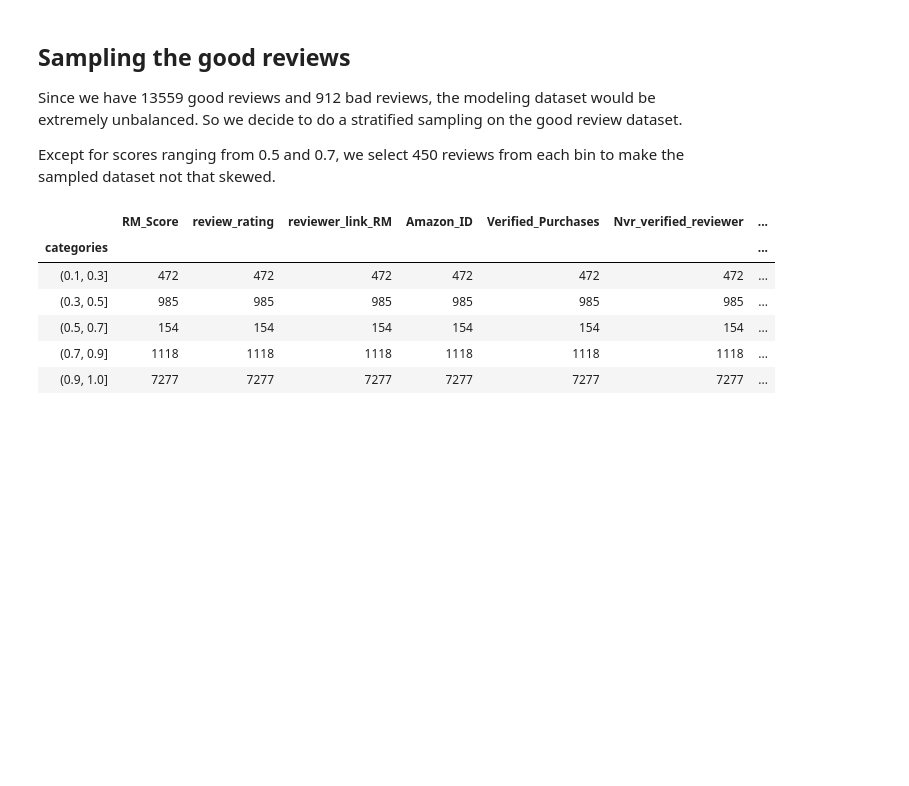
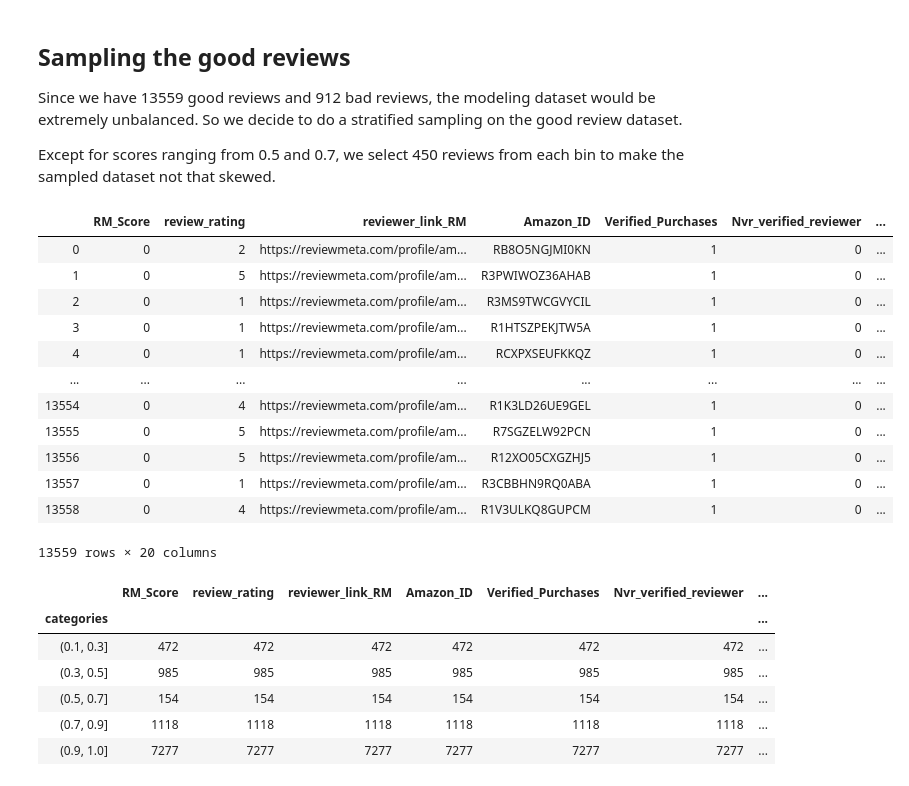
Before and after one commit to dujijundavid/Reviewbox_team, a Jupyter notebook: Fraud Detection/RM_classfication_model.ipynb, the cells around one changed output. Drawn from its saved outputs; the diff is of its cells as text; code cells hidden in the pictures; blank space fills up the shorter version.

```diff
--- a/Fraud Detection/RM_classfication_model.ipynb
+++ b/Fraud Detection/RM_classfication_model.ipynb
@@ -62,6 +69,22 @@ good_reviews = good_reviews.drop(['RB_Score','Critical_Rev_rating','Take_backs_r
 Since we have 13559 good reviews and 912 bad reviews, the modeling dataset would be extremely unbalanced. So we decide to do a stratified sampling on the good review dataset.
 
 Except for scores ranging from 0.5 and 0.7, we select 450 reviews from each bin to make the sampled dataset not that skewed.
+# %%
+good_reviews
+# %% [output]
+|  | RM_Score | review_rating | reviewer_link_RM | Amazon_ID | Verified_Purchases | Nvr_verified_reviewer | ... |
+| 0 | 0 | 2 | https://reviewmeta.com/profile/am... | RB8O5NGJMI0KN | 1 | 0 | ... |
+| 1 | 0 | 5 | https://reviewmeta.com/profile/am... | R3PWIWOZ36AHAB | 1 | 0 | ... |
+| 2 | 0 | 1 | https://reviewmeta.com/profile/am... | R3MS9TWCGVYCIL | 1 | 0 | ... |
+| 3 | 0 | 1 | https://reviewmeta.com/profile/am... | R1HTSZPEKJTW5A | 1 | 0 | ... |
+| 4 | 0 | 1 | https://reviewmeta.com/profile/am... | RCXPXSEUFKKQZ | 1 | 0 | ... |
+| ... | ... | ... | ... | ... | ... | ... | ... |
+| 13554 | 0 | 4 | https://reviewmeta.com/profile/am... | R1K3LD26UE9GEL | 1 | 0 | ... |
+| 13555 | 0 | 5 | https://reviewmeta.com/profile/am... | R7SGZELW92PCN | 1 | 0 | ... |
+| 13556 | 0 | 5 | https://reviewmeta.com/profile/am... | R12XO05CXGZHJ5 | 1 | 0 | ... |
+| 13557 | 0 | 1 | https://reviewmeta.com/profile/am... | R3CBBHN9RQ0ABA | 1 | 0 | ... |
+| 13558 | 0 | 4 | https://reviewmeta.com/profile/am... | R1V3ULKQ8GUPCM | 1 | 0 | ... |
+13559 rows × 20 columns
 # %%
 bins = [0.1, 0.3, 0.5, 0.7, 0.9, 1.0]
 good_reviews['categories'] = pd.cut(good_reviews['RM_Score'], bins)
```
Also changed, not shown: parts of 29 cells of this notebook.
